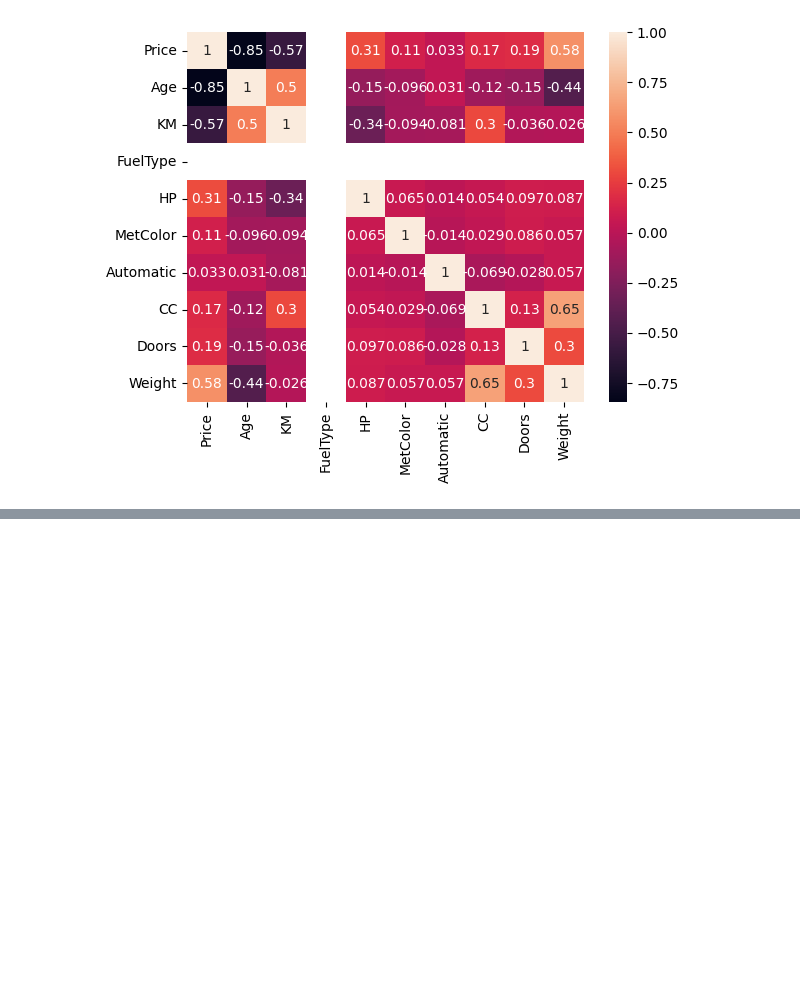
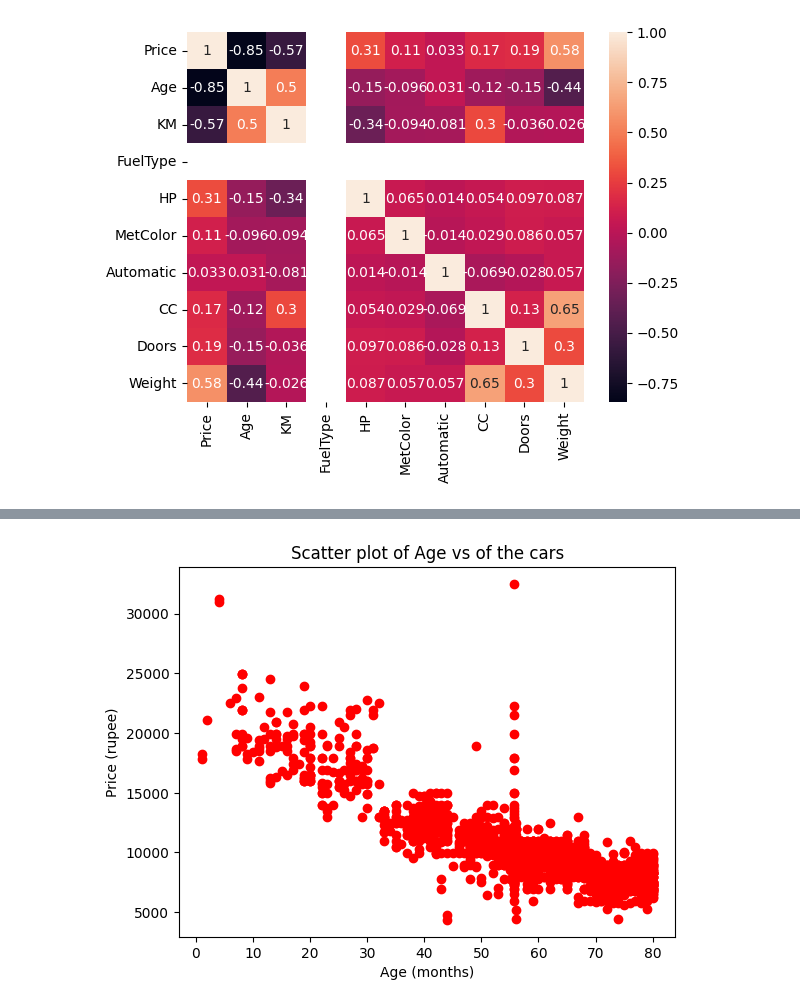
Before and after one commit to Grins-sah/machine_learning, a Jupyter notebook: KNN/classification.ipynb, the cells around one changed output, grey strips where cells are left out. Drawn from its saved outputs; the diff is of its cells as text; code cells hidden in the pictures; blank space fills up the shorter version.

```diff
--- a/KNN/classification.ipynb
+++ b/KNN/classification.ipynb
@@ -465,0 +507,8 @@ memory usage: 123.5+ KB
+# %%
+plt.scatter(df['Age'],df['Price'],c='red')
+plt.title ("Scatter plot of Age vs of the cars")
+plt.xlabel('Age (months)')
+plt.ylabel('Price (rupee)')
+plt.show()
+# %% [output]
+[figure, added]
```
Also changed, not shown: parts of 29 cells of this notebook, 4 other files.
